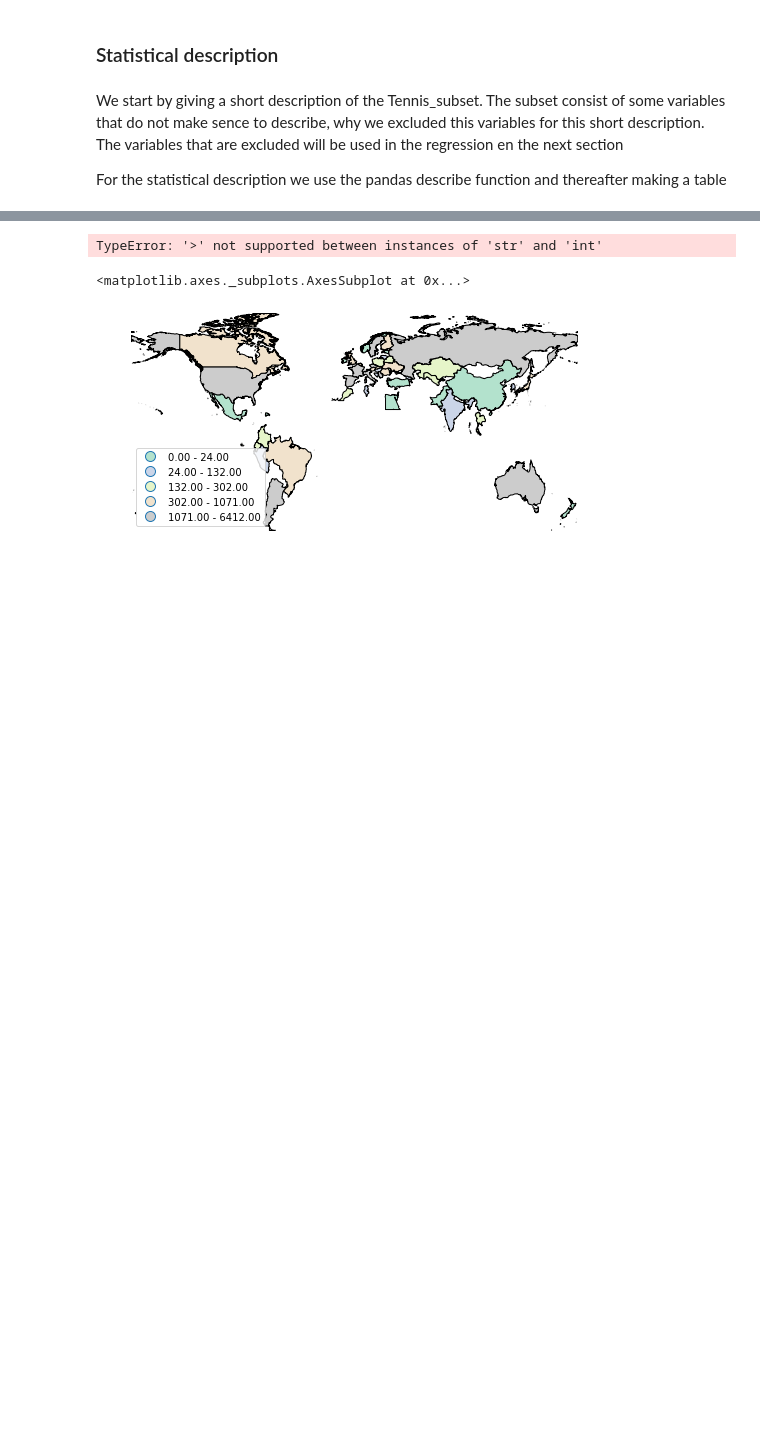
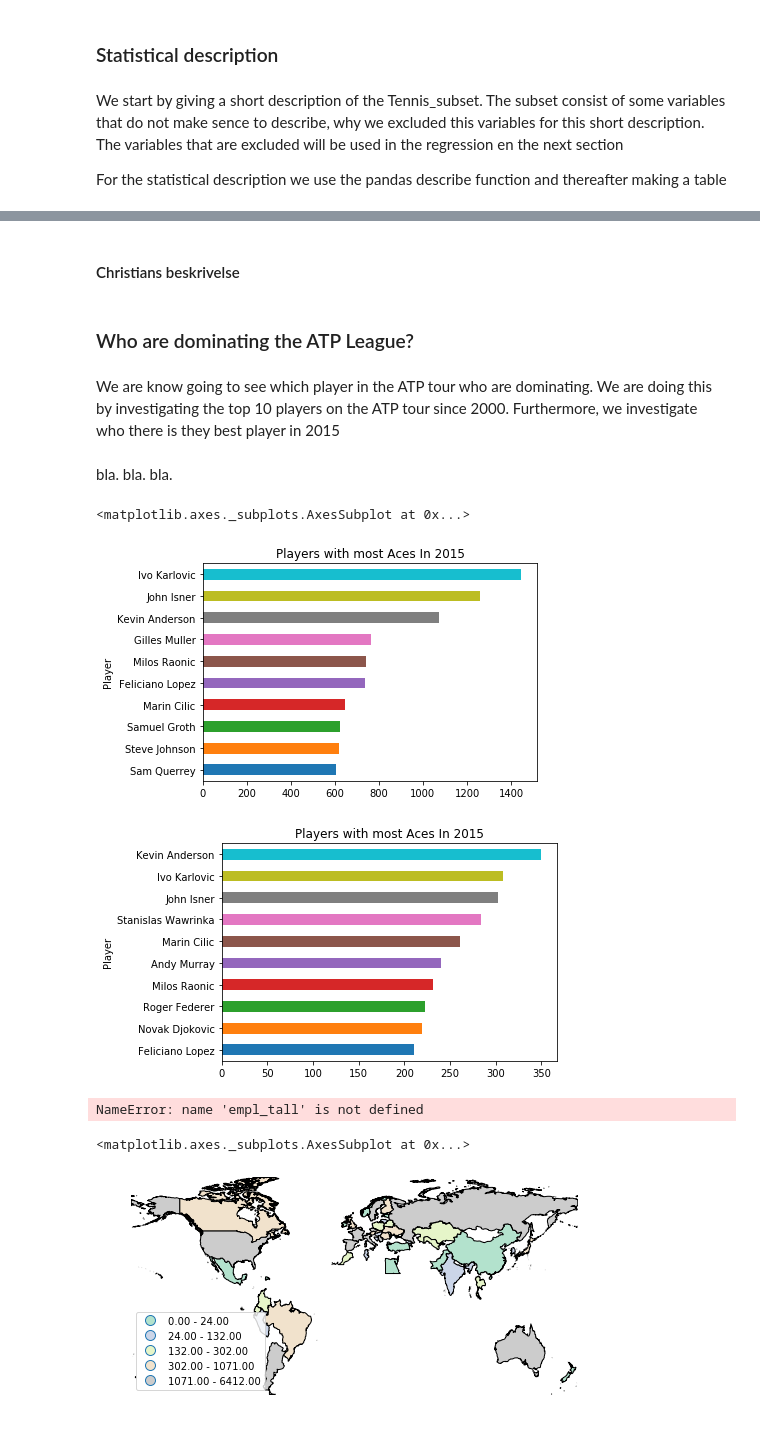
Before and after one commit to NumEconCopenhagen/projects-2019-ccl, a Jupyter notebook: dataproject/dataProject.ipynb, the cells around one changed output, grey strips where cells are left out. Cells and saved outputs as stored; diff of their text form; code cells hidden in the pictures; blank space fills up the shorter version.

Commit message:
Jeg har lavet to figure. Derudover ik kør doc.

```diff
--- a/dataproject/dataProject.ipynb
+++ b/dataproject/dataProject.ipynb
@@ -80,12 +80,10 @@ data_tennis.columns = ['Tourney_id','Tourney_name','Surface','Draw_size','Tourne
        'Winner_2nd_serve_won', 'Winner_serve_games_played', 'Winner_break_points_saved', 'Winner_break_points_faced', 'Loser_aces', 'Loser_double_faults','Loser_serve_points', 'Loser_1st_serve_in', 'Loser_1st_serve_won', 'Loser_2nd_serve_won', 'Loser_serve_games_played', 'Loser_break_points_saved',
        'Loser_break_points_faced']
 # we are indexing the master dataset and assigning it a new name: "Tennis_subset"
-Tennis_subset = data_tennis.loc[:,['Tourney_name', 'Surface', 'Draw_size', 'Tourney_level', 'Date', 'Winner_id', 'Winner_seed',
+Tennis_subset = data_tennis.loc[:,['Tourney_id', 'Tourney_name', 'Surface', 'Draw_size', 'Tourney_level', 'Date', 'Winner_id', 'Winner_seed',
        'Winner_name', 'Winner_hand', 'Winner_hight', 'Winner_country', 'Winner_age',
        'Winner_rank', 'Loser_id', 'Loser_seed',
        'Loser_entry', 'Loser_name', 'Loser_hand', 'Loser_hight', 'Loser_country',
        'Loser_age', 'Loser_rank','minutes', 'Winner_aces', 'Winner_double_faults', 'Winner_serve_points', 'Winner_1st_serve_in', 'Winner_1st_serve_won',
        'Winner_2nd_serve_won', 'Winner_serve_games_played', 'Winner_break_points_saved', 'Winner_break_points_faced', 'Loser_aces', 'Loser_double_faults','Loser_serve_points', 'Loser_1st_serve_in', 'Loser_1st_serve_won', 'Loser_2nd_serve_won', 'Loser_serve_games_played', 'Loser_break_points_saved',
        'Loser_break_points_faced']]
-
-Tennis_subset.tail()
@@ -112,7 +112,63 @@ KeyError: "['Tourney_name' 'Surface' 'Draw_size' 'Tourney_level' 'Winner_id'\n '
-# %%
-Tennis_subset.loc[Tennis_subset['Date'] > 2015000, :]
-# %% [output]
-TypeError: '>' not supported between instances of 'str' and 'int'
+# %% [markdown]
+#### Christians beskrivelse
+# %% [markdown]
+### Who are dominating the ATP League?
+# %% [markdown]
+We are know going to see which player in the ATP tour who are dominating. We are doing this by investigating the top 10 players on the ATP tour since 2000. Furthermore, we investigate who there is they best player in 2015
+# %%
+Tennis_subset['Date'] = Tennis_subset.Tourney_id.astype(str).str[:4]
+
+Tennis_age = Tennis_subset[Tennis_subset['Date'].between('2000','2016')]
+
+Tennis_age_15 = Tennis_age.loc[Tennis_age['Date'] == '2015', :]
+
+##figur
+# %% [markdown]
+bla. bla. bla.
+# %%
+sw = Tennis_age_15.groupby(['Winner_name']).agg({'Winner_aces':'sum'}).fillna(0).sort_values(['Winner_aces'], ascending=False)
+sl = Tennis_age_15.groupby(['Loser_name']).agg({'Loser_aces':'sum'}).fillna(0).sort_values(['Loser_aces'], ascending=False)
+dfs = [sw,sl]
+r = pd.concat(dfs).reset_index().fillna(0)
+r['aces'] = r['Loser_aces']+r['Winner_aces']
+final = r.groupby('index').agg({'aces':'sum'}).sort_values('aces',ascending=False).head(10)
+final = final.reset_index()
+final.columns = ['Player','Aces']
+final = final.sort_values('Aces',ascending=True)
+final.plot('Player','Aces', kind='barh', title='Players with most Aces In 2015', legend=False)
+
+
+Tennis_age_15_level = Tennis_age_15.loc[Tennis_age_15['Tourney_level'] == 'G', :]
+
+sw = Tennis_age_15_level.groupby(['Winner_name']).agg({'Winner_aces':'sum'}).fillna(0).sort_values(['Winner_aces'], ascending=False)
+sl = Tennis_age_15_level.groupby(['Loser_name']).agg({'Loser_aces':'sum'}).fillna(0).sort_values(['Loser_aces'], ascending=False)
+dfs = [sw,sl]
+r = pd.concat(dfs).reset_index().fillna(0)
+r['aces'] = r['Loser_aces']+r['Winner_aces']
+final = r.groupby('index').agg({'aces':'sum'}).sort_values('aces',ascending=False).head(10)
+final = final.reset_index()
+final.columns = ['Player','Aces']
+final = final.sort_values('Aces',ascending=True)
+final.plot('Player','Aces', kind='barh', title='Players with most Aces In 2015', legend=False)
+# %% [output]
+<matplotlib.axes._subplots.AxesSubplot at 0x...>
+[figure, added]
+[figure, added]
+# %%
+empl_tall.loc[empl_tall['municipality'] == 'Lejre', :].plot(x='year',y='e');
+
+import ipywidgets as widgets
+def plot_e(dataframe, municipality):
+    I = dataframe['municipality'] == municipality
+
+    ax=dataframe.loc[I,:].plot(x='year', y='e', style='-o', legend='False')
+
+widgets.interact(plot_e,
+    dataframe = widgets.fixed(empl_tall),
+    municipality = widgets.Dropdown(description='Municipality', options=empl_tall.municipality.unique(), value='Lejre')
+);
+# %% [output]
+NameError: name 'empl_tall' is not defined
 # %%
 most_wins = Tennis_subset.groupby('Winner_country').agg({'Winner_id':'count'}).fillna(0).sort_values(['Winner_id'], ascending=False).reset_index()
 
```
Also changed, not shown: parts of 4 cells of this notebook.
